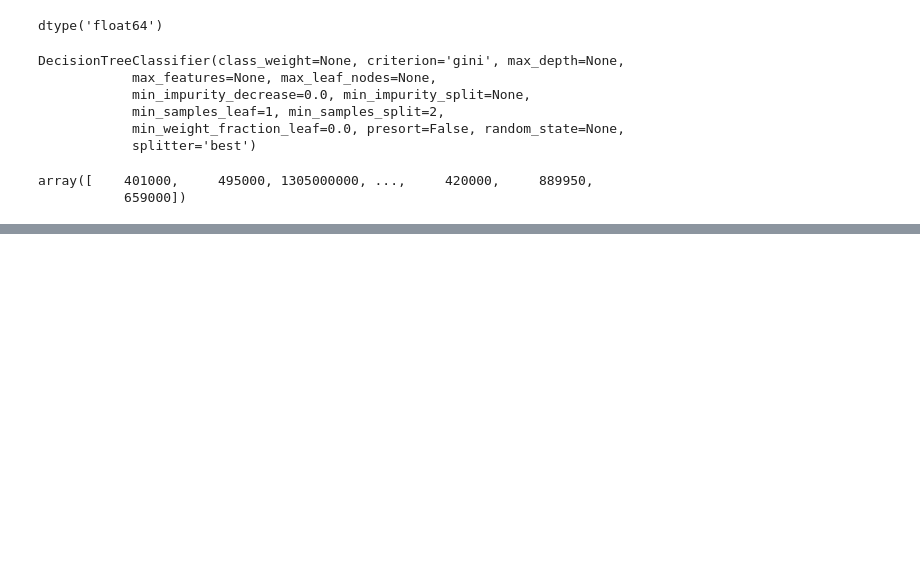
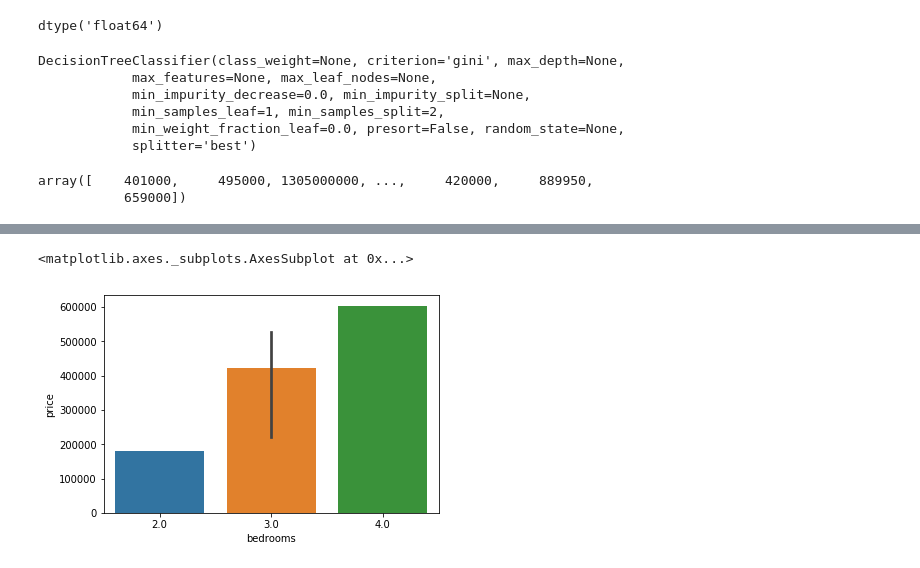
Before and after one commit to nilsoncunha/portfolio, a Jupyter notebook: Treinando/Untitled.ipynb, the cells around one changed output, grey strips where cells are left out. Drawn from its saved outputs; the diff is of its cells as text; code cells hidden in the pictures; blank space fills up the shorter version.

```diff
--- a/Treinando/Untitled.ipynb
+++ b/Treinando/Untitled.ipynb
@@ -138,0 +185,5 @@ y_teste = y_teste.astype(int)
+# %%
+sns.barplot(base.bedrooms.head(), base.price.head())
+# %% [output]
+<matplotlib.axes._subplots.AxesSubplot at 0x...>
+[figure, added]
```
Also changed, not shown: parts of 6 cells of this notebook, 1 other file.
